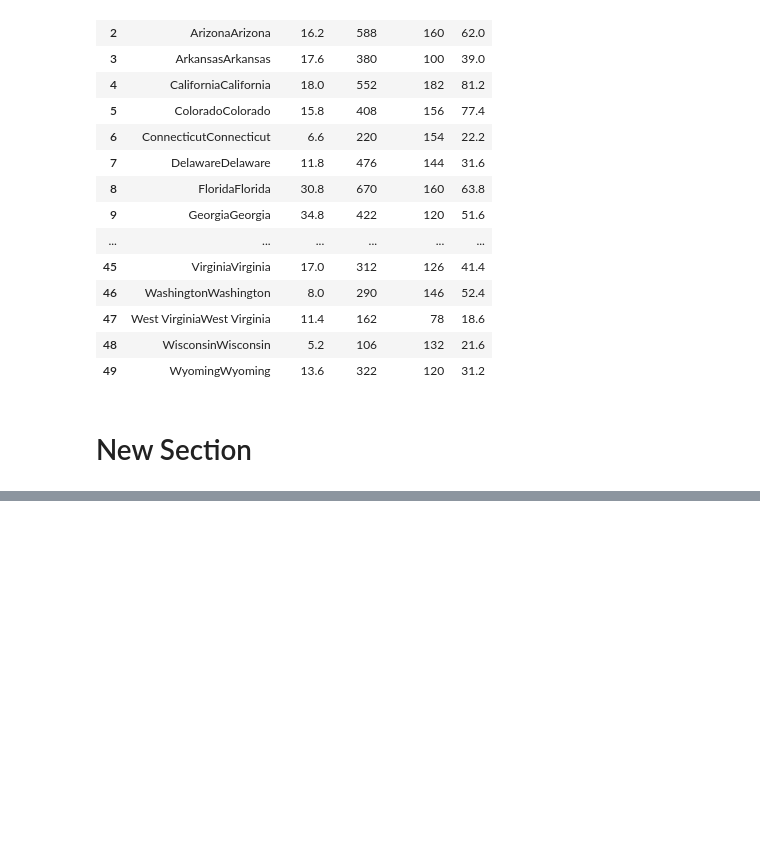
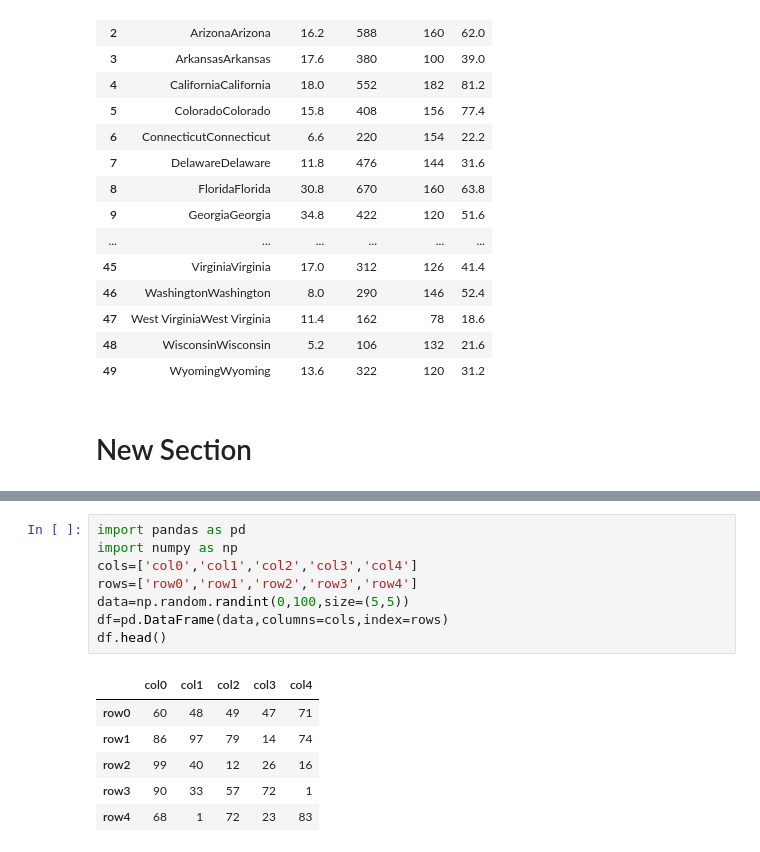
Before and after one commit to AkhilGangan/MSC_FDS_530, a Jupyter notebook: Fds_pracs_of_sqlite3.ipynb, the cells around one changed output, grey strips where cells are left out. Cells and saved outputs as stored; diff of their text form; blank space fills up the shorter version.

```diff
--- a/Fds_pracs_of_sqlite3.ipynb
+++ b/Fds_pracs_of_sqlite3.ipynb
@@ -175,0 +250,15 @@ state.apply(lambda n :n*2)
+# %%
+import pandas as pd
+import numpy as np
+cols=['col0','col1','col2','col3','col4']
+rows=['row0','row1','row2','row3','row4']
+data=np.random.randint(0,100,size=(5,5))
+df=pd.DataFrame(data,columns=cols,index=rows)
+df.head()
+# %% [output]
+|  | col0 | col1 | col2 | col3 | col4 |
+| row0 | 60 | 48 | 49 | 47 | 71 |
+| row1 | 86 | 97 | 79 | 14 | 74 |
+| row2 | 99 | 40 | 12 | 26 | 16 |
+| row3 | 90 | 33 | 57 | 72 | 1 |
+| row4 | 68 | 1 | 72 | 23 | 83 |
```
Also changed, not shown: parts of 9 cells of this notebook.
